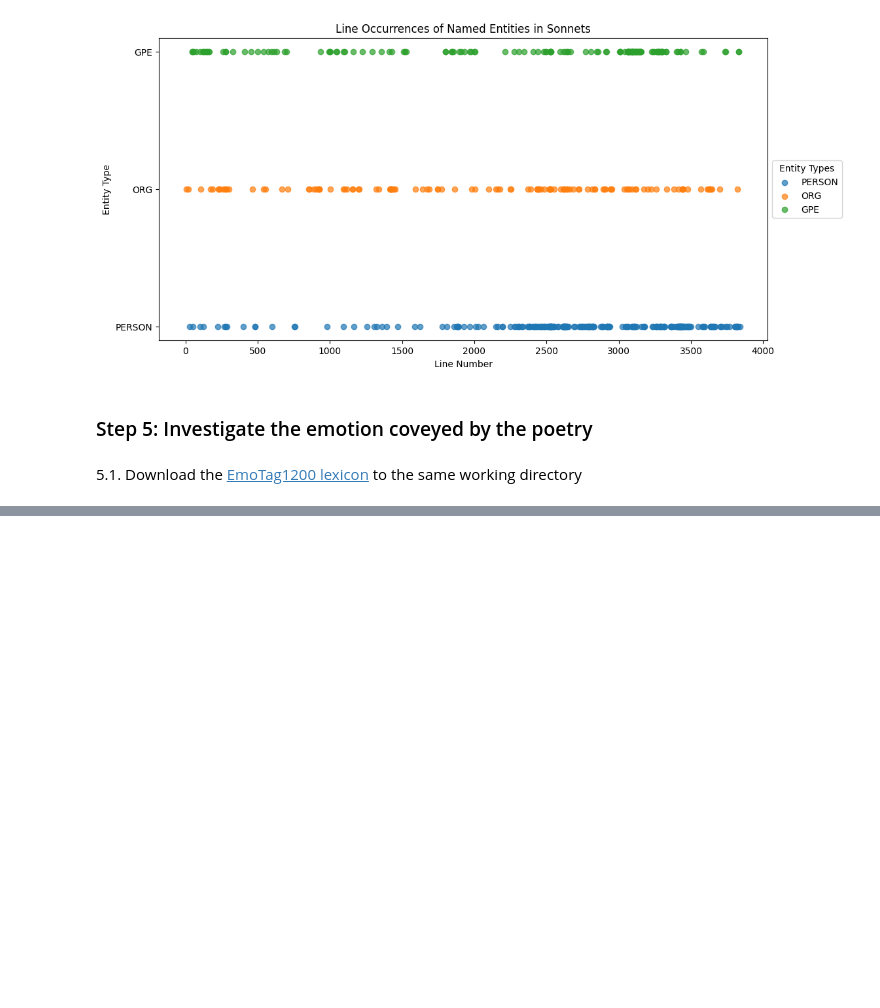
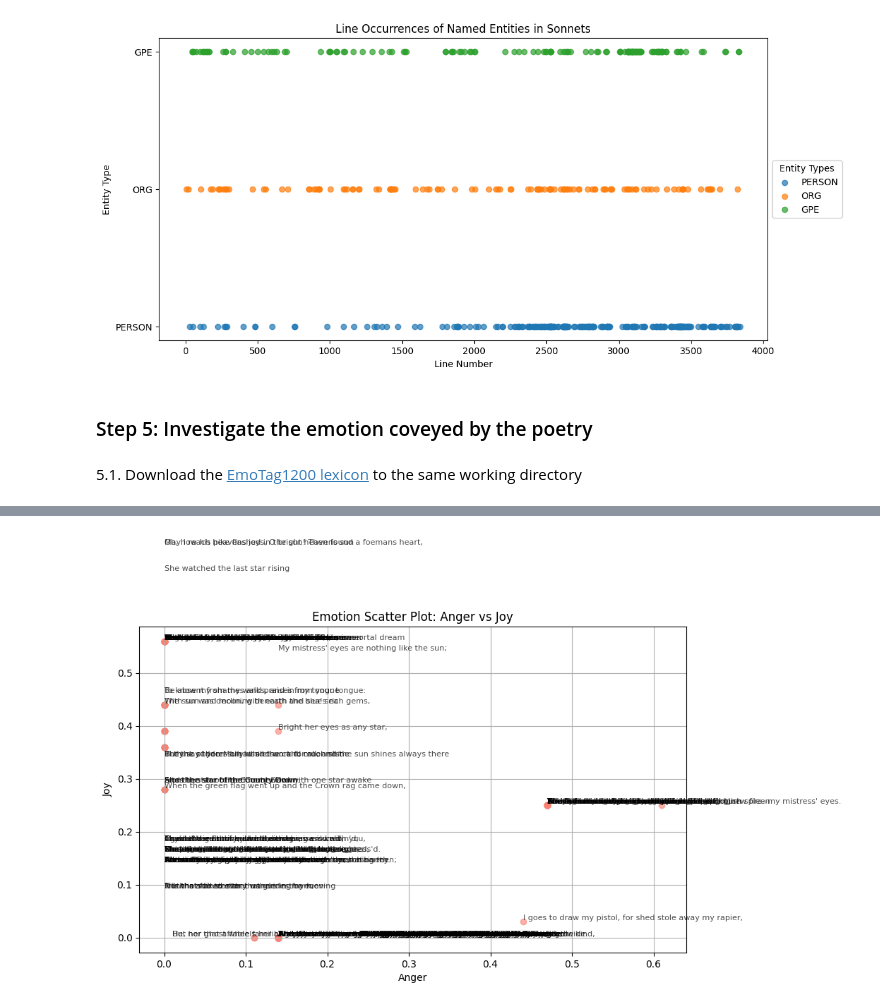
Before and after one commit to manhhungking/PoetryAnalysisNLP, a Jupyter notebook: PoetryAnalysis.ipynb, the cells around one changed output, grey strips where cells are left out. Cells and saved outputs as stored; diff of their text form; code cells hidden in the pictures; blank space fills up the shorter version.

```diff
--- a/PoetryAnalysis.ipynb
+++ b/PoetryAnalysis.ipynb
@@ -484,0 +585,99 @@ plt.show()
+# %%
+# Split the poem into lines
+poem_lines = sonnets.strip().split('\n')
+
+# Initialize lists for storing line emotion scores
+line_emotion_data = []
+
+# Analyze each line
+for line in poem_lines:
+    # Tokenize and filter words
+    line_words = set(word.lower() for word in word_tokenize(line) if word.isalpha())
+
+    # Initialize scores for the line
+    anger_score = 0
+    joy_score = 0
+    fear_score = 0
+    surprise_score = 0
+
+    # Check for lexicon terms and sum scores
+    for word in line_words:
+        if word in emotion_lexicon:
+            scores = emotion_lexicon[word]
+            anger_score += scores["anger"]
+            joy_score += scores["joy"]
+            fear_score += scores["fear"]
+            surprise_score += scores["surprise"]
+
+    # If any score is greater than zero, add the line scores to the data
+    if anger_score > 0 or joy_score > 0 or fear_score > 0 or surprise_score > 0:
+        line_emotion_data.append((line, anger_score, joy_score, fear_score, surprise_score))
+
+# Convert to separate lists for plotting
+lines, anger_scores, joy_scores, fear_scores, surprise_scores = zip(*line_emotion_data)
+
+# Function to offset text positions to reduce overlap
+def adjust_text_positions(x, y, texts, offset=0.1):
+    adjusted_x = x.copy()
+    adjusted_y = y.copy()
+    for i, text in enumerate(texts):
+        for j in range(len(texts)):
+            if (
+                i != j
+                and abs(adjusted_x[i] - adjusted_x[j]) < offset
+                and abs(adjusted_y[i] - adjusted_y[j]) < offset
+            ):
+                adjusted_x[i] += offset * np.sign(adjusted_x[i] - adjusted_x[j])
+                adjusted_y[i] += offset * np.sign(adjusted_y[i] - adjusted_y[j])
+    return adjusted_x, adjusted_y
+
+
+# Adjust text positions for Anger vs Joy plot
+adjusted_anger_scores, adjusted_joy_scores = adjust_text_positions(
+    np.array(anger_scores), np.array(joy_scores), lines
+)
+
+# Plot Anger vs Joy
+plt.figure(figsize=(10, 6))
+plt.scatter(anger_scores, joy_scores, color="salmon", alpha=0.6)
+for i, line in enumerate(lines):
+    plt.text(
+        adjusted_anger_scores[i],
+        adjusted_joy_scores[i],
+        line,
+        fontsize=8,
+        alpha=0.7,
+        ha="left",
+        va="bottom",
+    )
+plt.title("Emotion Scatter Plot: Anger vs Joy")
+plt.xlabel("Anger")
+plt.ylabel("Joy")
+plt.grid(True)
+plt.show()
+
+# Adjust text positions for Fear vs Surprise plot
+adjusted_fear_scores, adjusted_surprise_scores = adjust_text_positions(
+    np.array(fear_scores), np.array(surprise_scores), lines
+)
+
+# Plot Fear vs Surprise
+plt.figure(figsize=(10, 6))
+plt.scatter(fear_scores, surprise_scores, color="skyblue", alpha=0.6)
+for i, line in enumerate(lines):
+    plt.text(
+        adjusted_fear_scores[i],
+        adjusted_surprise_scores[i],
+        line,
+        fontsize=8,
+        alpha=0.7,
+        ha="left",
+        va="bottom",
+    )
+plt.title("Emotion Scatter Plot: Fear vs Surprise")
+plt.xlabel("Fear")
+plt.ylabel("Surprise")
+plt.grid(True)
+plt.show()
+# %% [output]
+[figure, added]
```
Also changed, not shown: parts of 11 cells of this notebook.
